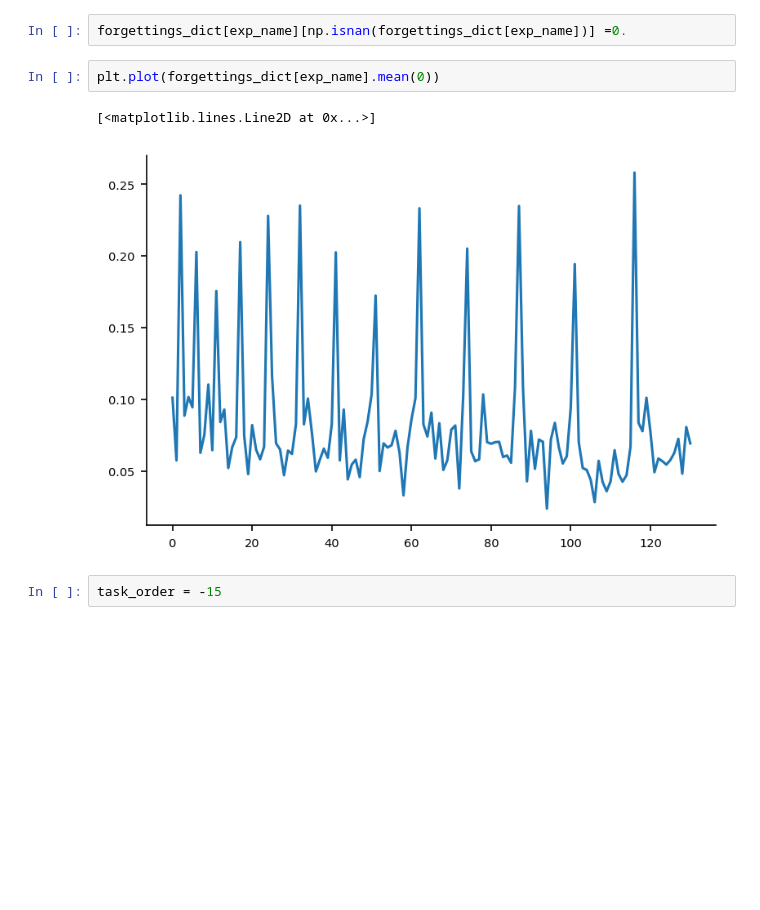
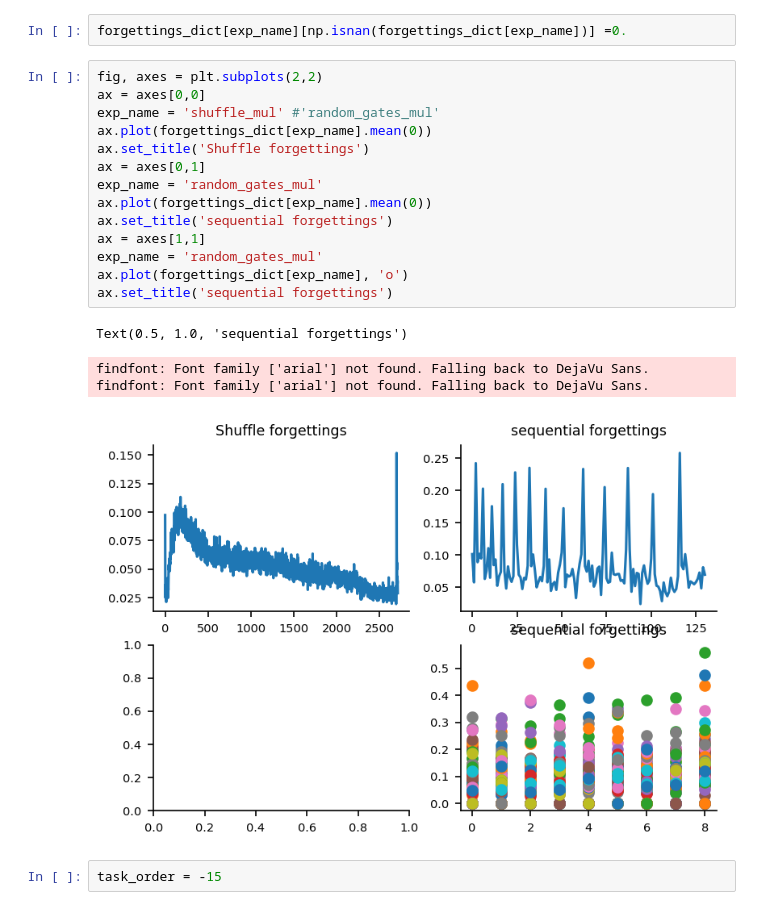
Before and after one commit to hummosa/Thalamus, a Jupyter notebook: analysis/RE_analyzing_control_exp_shuffle_additive_gates.ipynb, the cells around one changed output. Cells and saved outputs as stored; diff of their text form; blank space fills up the shorter version.

```diff
--- a/analysis/RE_analyzing_control_exp_shuffle_additive_gates.ipynb
+++ b/analysis/RE_analyzing_control_exp_shuffle_additive_gates.ipynb
@@ -98,11 +117,25 @@ for exp_name in exps:
     forgettings_dict.update({exp_name: np.stack(forgettings)})
 # %%
 forgettings_dict[exp_name][np.isnan(forgettings_dict[exp_name])] =0.
-# %%
-plt.plot(forgettings_dict[exp_name].mean(0))
-# %% [output]
-[<matplotlib.lines.Line2D at 0x...>]
-[figure, removed]
+# %%
+fig, axes = plt.subplots(2,2)
+ax = axes[0,0]
+exp_name = 'shuffle_mul' #'random_gates_mul'
+ax.plot(forgettings_dict[exp_name].mean(0))
+ax.set_title('Shuffle forgettings')
+ax = axes[0,1]
+exp_name = 'random_gates_mul'
+ax.plot(forgettings_dict[exp_name].mean(0))
+ax.set_title('sequential forgettings')
+ax = axes[1,1]
+exp_name = 'random_gates_mul'
+ax.plot(forgettings_dict[exp_name], 'o')
+ax.set_title('sequential forgettings')
+# %% [output]
+Text(0.5, 1.0, 'sequential forgettings')
+findfont: Font family ['arial'] not found. Falling back to DejaVu Sans.
+findfont: Font family ['arial'] not found. Falling back to DejaVu Sans.
+[figure, added]
 # %%
 task_order = -15
 # %%
```
Also changed, not shown: parts of 2 cells of this notebook, 7 other files.
